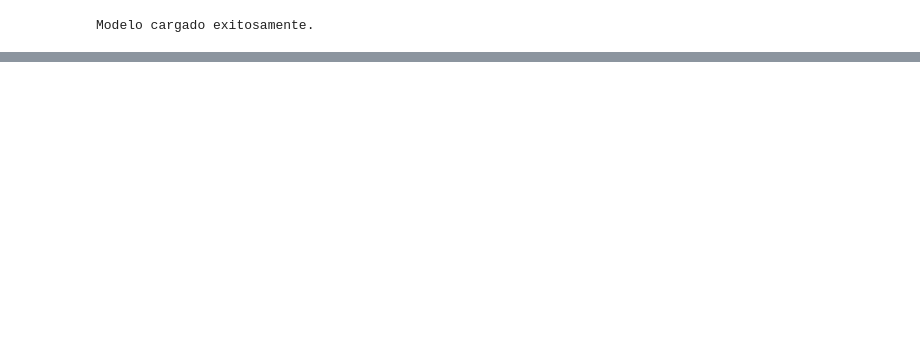
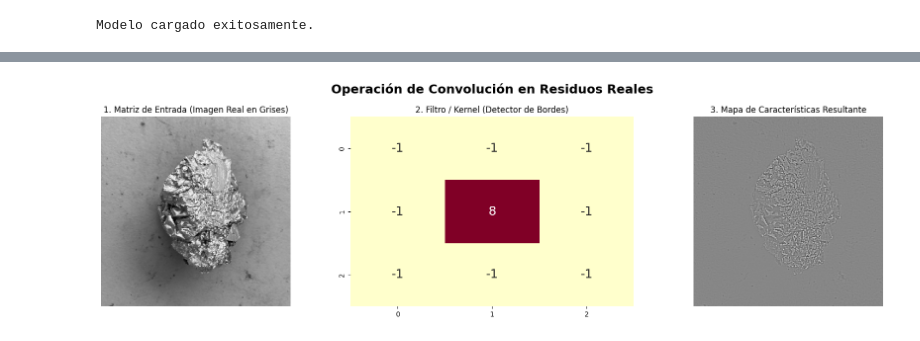
Before and after one commit to LordAguaKate/EntrenamientoIA, a Jupyter notebook: notebooks/evaluacion_modelo.ipynb, the cells around one changed output, grey strips where cells are left out. Saved outputs shown, nothing was run; the diff lists cells and outputs as text; code cells hidden in the pictures; blank space fills up the shorter version.

```diff
--- a/notebooks/evaluacion_modelo.ipynb
+++ b/notebooks/evaluacion_modelo.ipynb
@@ -137,0 +238,66 @@ Total de errores encontrados: 398 de 3000 imágenes.
+# %%
+import numpy as np
+import matplotlib.pyplot as plt
+import seaborn as sns
+from scipy.signal import convolve2d
+from tensorflow.keras.preprocessing import image
+
+# Asumimos que 'filepaths' ya existe de las celdas anteriores (las rutas de tu set de prueba)
+# Tomaremos la primera imagen de tu dataset para el ejemplo
+ruta_imagen_real = filepaths[0]
+
+# 1. Cargar la imagen REAL
+# La convertimos a escala de grises porque las convoluciones espaciales básicas
+# se explican mejor en 2D (un solo canal de color, donde 0 es negro y 255 es blanco).
+img_real = image.load_img(ruta_imagen_real, target_size=(224, 224), color_mode="grayscale")
+imagen_matriz = image.img_to_array(img_real).squeeze() # La convertimos en una matriz matemática 2D
+
+# 2. Definir el Filtro (Kernel)
+# En lugar de un detector de líneas verticales, usaremos un clásico "Detector de Bordes" (Laplaciano).
+# Este filtro es experto en encontrar cambios bruscos de color/luz (es decir, las siluetas de los objetos).
+filtro_bordes = np.array([
+    [-1, -1, -1],
+    [-1,  8, -1],
+    [-1, -1, -1]
+])
+
+# 3. Aplicar la operación matemática de convolución
+# La función desliza el filtro de 3x3 por toda la matriz de la imagen de 224x224,
+# multiplicando y sumando los valores píxel por píxel.
+resultado_real = convolve2d(imagen_matriz, filtro_bordes, mode='valid')
+
+# 4. Graficar el proceso
+fig, axes = plt.subplots(1, 3, figsize=(18, 5))
+
+# --- GRÁFICA 1: LA MATRIZ DE ENTRADA (IMAGEN REAL) ---
+# ¿Qué hace?: Muestra los datos crudos que entran a la capa neuronal.
+# Cada punto de luz es un número en la matriz. Aquí vemos la forma original del objeto.
+axes[0].imshow(imagen_matriz, cmap="gray")
+axes[0].set_title("1. Matriz de Entrada (Imagen Real en Grises)")
+axes[0].axis('off')
+
+# --- GRÁFICA 2: EL FILTRO / KERNEL ---
+# ¿Qué hace?: Representa los "pesos" que la red neuronal aprendería.
+# Es la pequeña matriz de 3x3 que actúa como una "lupa" buscando un patrón específico.
+# Como es muy pequeña, sí podemos imprimir sus números internos (annot=True).
+sns.heatmap(filtro_bordes, annot=True, fmt="d", cmap="YlOrRd", cbar=False, ax=axes[1], annot_kws={"size": 18})
+axes[1].set_title("2. Filtro / Kernel (Detector de Bordes)")
+
+# --- GRÁFICA 3: EL MAPA DE CARACTERÍSTICAS (RESULTADO) ---
+# ¿Qué hace?: Es el producto final. Muestra qué partes de la imagen se "activaron"
+# al pasarles el filtro. Notarás que el fondo desaparece casi por completo y
+# solo brillan las siluetas, arrugas y contornos del plástico o metal.
+# ¡Esto es lo que realmente "ve" y analiza tu IA!
+axes[2].imshow(resultado_real, cmap="gray")
+axes[2].set_title("3. Mapa de Características Resultante")
+axes[2].axis('off')
+
+plt.suptitle("Operación de Convolución en Residuos Reales", fontsize=18, fontweight='bold')
+plt.tight_layout()
+
+save_path = FIGURES_DIR / "mapa_convolucion_real.png"
+plt.savefig(save_path, dpi=300)
+
+plt.show()
+# %% [output]
+[figure, added]
```
Also changed, not shown: parts of 10 cells of this notebook, 19 other files.
